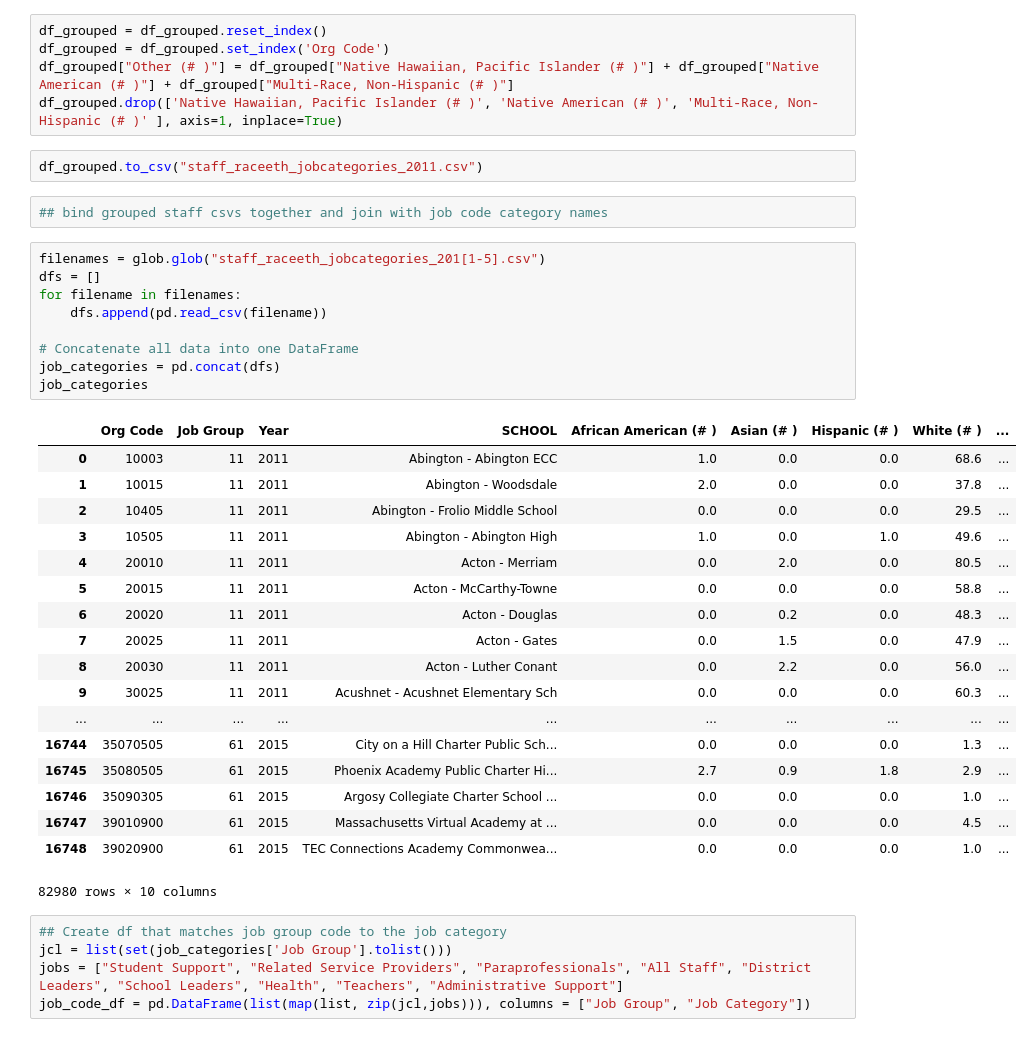
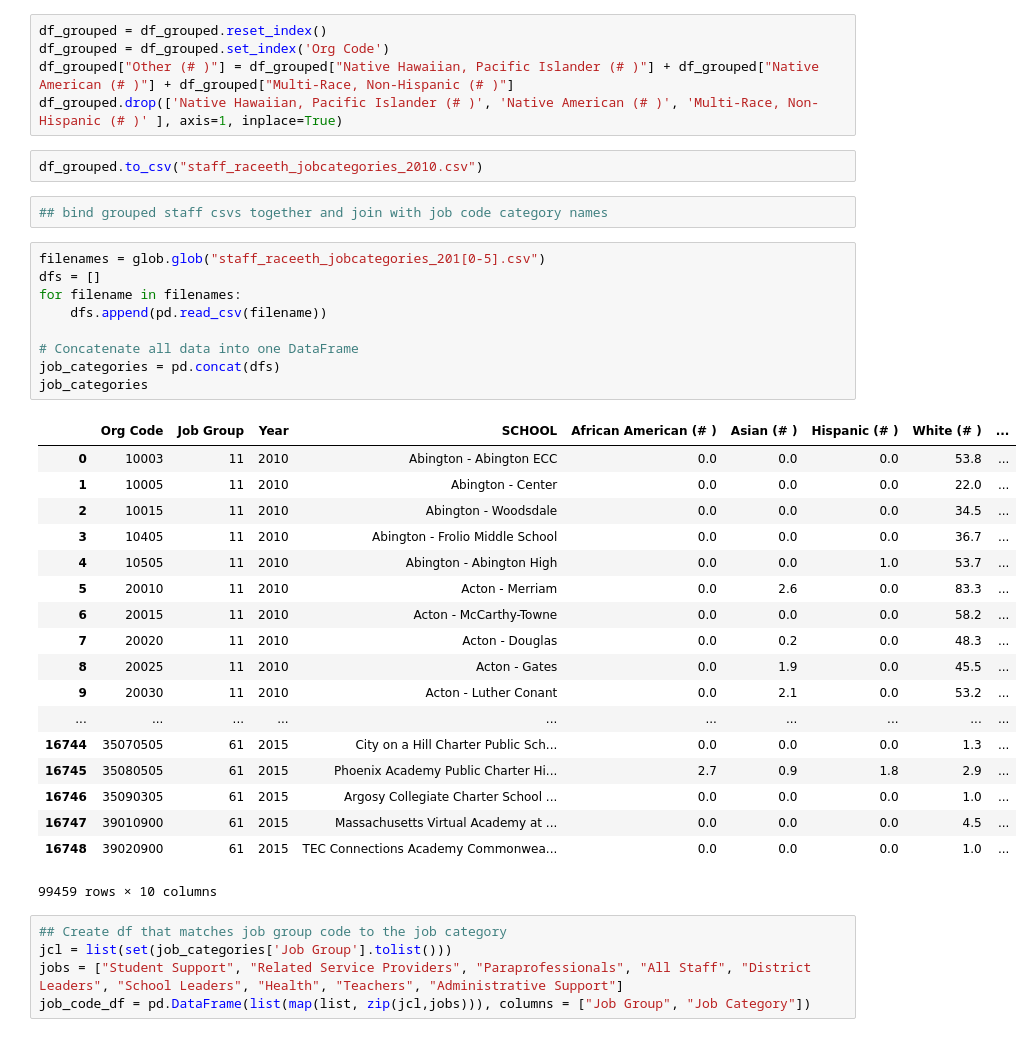
Before and after one commit to jill-k/school-staff-demographics, a Jupyter notebook: staff_data/Checkout - Staff Demo Data.ipynb, the cells around one changed output. Drawn from its saved outputs; the diff is of its cells as text.

Commit message:
full staff data

```diff
--- a/staff_data/Checkout - Staff Demo Data.ipynb
+++ b/staff_data/Checkout - Staff Demo Data.ipynb
@@ -119,37 +195,37 @@ df_grouped = df_grouped.set_index('Org Code')
 df_grouped["Other (# )"] = df_grouped["Native Hawaiian, Pacific Islander (# )"] + df_grouped["Native American (# )"] + df_grouped["Multi-Race, Non-Hispanic (# )"]
 df_grouped.drop(['Native Hawaiian, Pacific Islander (# )', 'Native American (# )', 'Multi-Race, Non-Hispanic (# )' ], axis=1, inplace=True)
 # %%
-df_grouped.to_csv("staff_raceeth_jobcategories_2011.csv")
+df_grouped.to_csv("staff_raceeth_jobcategories_2010.csv")
 # %%
 ## bind grouped staff csvs together and join with job code category names
 # %%
-filenames = glob.glob("staff_raceeth_jobcategories_201[1-5].csv")
+filenames = glob.glob("staff_raceeth_jobcategories_201[0-5].csv")
 dfs = []
 for filename in filenames:
     dfs.append(pd.read_csv(filename))
 
 # Concatenate all data into one DataFrame
 job_categories = pd.concat(dfs)
 job_categories
 # %% [output]
 |  | Org Code | Job Group | Year | SCHOOL | African American (# ) | Asian (# ) | Hispanic (# ) | White (# ) | ... |
-| 0 | 10003 | 11 | 2011 | Abington - Abington ECC | 1.0 | 0.0 | 0.0 | 68.6 | ... |
-| 1 | 10015 | 11 | 2011 | Abington - Woodsdale | 2.0 | 0.0 | 0.0 | 37.8 | ... |
-| 2 | 10405 | 11 | 2011 | Abington - Frolio Middle School | 0.0 | 0.0 | 0.0 | 29.5 | ... |
-| 3 | 10505 | 11 | 2011 | Abington - Abington High | 1.0 | 0.0 | 1.0 | 49.6 | ... |
-| 4 | 20010 | 11 | 2011 | Acton - Merriam | 0.0 | 2.0 | 0.0 | 80.5 | ... |
-| 5 | 20015 | 11 | 2011 | Acton - McCarthy-Towne | 0.0 | 0.0 | 0.0 | 58.8 | ... |
-| 6 | 20020 | 11 | 2011 | Acton - Douglas | 0.0 | 0.2 | 0.0 | 48.3 | ... |
-| 7 | 20025 | 11 | 2011 | Acton - Gates | 0.0 | 1.5 | 0.0 | 47.9 | ... |
-| 8 | 20030 | 11 | 2011 | Acton - Luther Conant | 0.0 | 2.2 | 0.0 | 56.0 | ... |
-| 9 | 30025 | 11 | 2011 | Acushnet - Acushnet Elementary Sch | 0.0 | 0.0 | 0.0 | 60.3 | ... |
+| 0 | 10003 | 11 | 2010 | Abington - Abington ECC | 0.0 | 0.0 | 0.0 | 53.8 | ... |
+| 1 | 10005 | 11 | 2010 | Abington - Center | 0.0 | 0.0 | 0.0 | 22.0 | ... |
+| 2 | 10015 | 11 | 2010 | Abington - Woodsdale | 0.0 | 0.0 | 0.0 | 34.5 | ... |
+| 3 | 10405 | 11 | 2010 | Abington - Frolio Middle School | 0.0 | 0.0 | 0.0 | 36.7 | ... |
+| 4 | 10505 | 11 | 2010 | Abington - Abington High | 0.0 | 0.0 | 1.0 | 53.7 | ... |
+| 5 | 20010 | 11 | 2010 | Acton - Merriam | 0.0 | 2.6 | 0.0 | 83.3 | ... |
+| 6 | 20015 | 11 | 2010 | Acton - McCarthy-Towne | 0.0 | 0.0 | 0.0 | 58.2 | ... |
+| 7 | 20020 | 11 | 2010 | Acton - Douglas | 0.0 | 0.2 | 0.0 | 48.3 | ... |
+| 8 | 20025 | 11 | 2010 | Acton - Gates | 0.0 | 1.9 | 0.0 | 45.5 | ... |
+| 9 | 20030 | 11 | 2010 | Acton - Luther Conant | 0.0 | 2.1 | 0.0 | 53.2 | ... |
 | ... | ... | ... | ... | ... | ... | ... | ... | ... | ... |
 | 16744 | 35070505 | 61 | 2015 | City on a Hill Charter Public Sch... | 0.0 | 0.0 | 0.0 | 1.3 | ... |
 | 16745 | 35080505 | 61 | 2015 | Phoenix Academy Public Charter Hi... | 2.7 | 0.9 | 1.8 | 2.9 | ... |
 | 16746 | 35090305 | 61 | 2015 | Argosy Collegiate Charter School ... | 0.0 | 0.0 | 0.0 | 1.0 | ... |
 | 16747 | 39010900 | 61 | 2015 | Massachusetts Virtual Academy at ... | 0.0 | 0.0 | 0.0 | 4.5 | ... |
 | 16748 | 39020900 | 61 | 2015 | TEC Connections Academy Commonwea... | 0.0 | 0.0 | 0.0 | 1.0 | ... |
-82980 rows × 10 columns
+99459 rows × 10 columns
 # %%
 ## Create df that matches job group code to the job category
 jcl = list(set(job_categories['Job Group'].tolist()))
```
Also changed, not shown: parts of 6 cells of this notebook, 3 other files.
